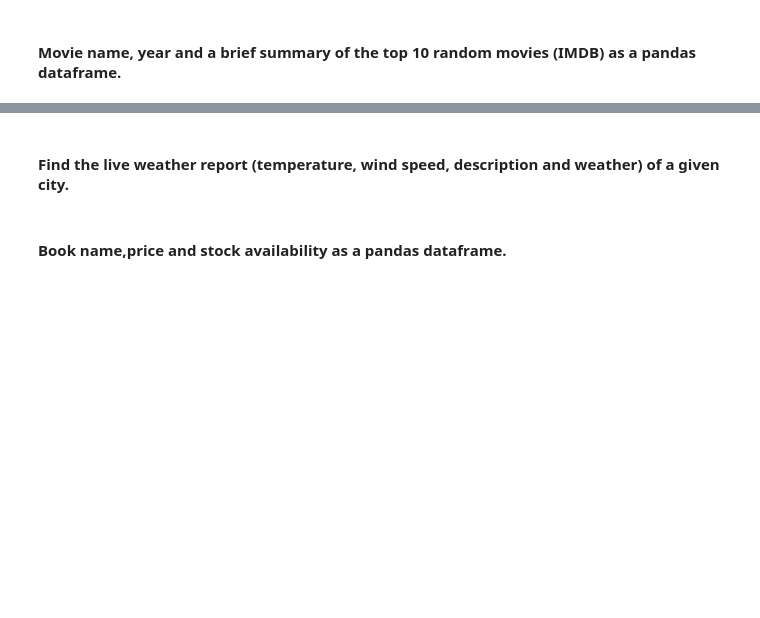
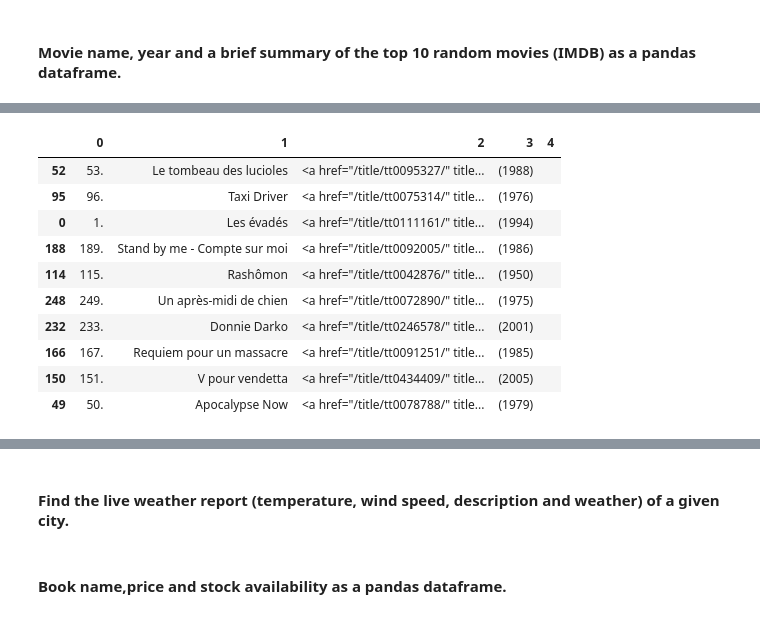
Before and after one commit to sandrineh/data-labs, a Jupyter notebook: module-1/lab-web-scraping/your-code/main.ipynb, the cells around one changed output, grey strips where cells are left out. Saved outputs shown, nothing was run; the diff lists cells and outputs as text; code cells hidden in the pictures; blank space fills up the shorter version.

```diff
--- a/module-1/lab-web-scraping/your-code/main.ipynb
+++ b/module-1/lab-web-scraping/your-code/main.ipynb
@@ -743,0 +733,7 @@ top.head()
+# %%
+top = pd.DataFrame(chart)
+top[2] = top[1]
+rang=[1,3]
+for i in rang:
+    top[i] = top[i].map(lambda x: x.text.strip())
+top.head()
@@ -743,0 +747,16 @@ top.head()
+# %%
+import numpy as np
+top=top.take(np.random.permutation(len(top))[:10])
+top
+# %% [output]
+|  | 0 | 1 | 2 | 3 | 4 |
+| 52 | 53. | Le tombeau des lucioles | <a href="/title/tt0095327/" title... | (1988) |  |
+| 95 | 96. | Taxi Driver | <a href="/title/tt0075314/" title... | (1976) |  |
+| 0 | 1. | Les évadés | <a href="/title/tt0111161/" title... | (1994) |  |
+| 188 | 189. | Stand by me - Compte sur moi | <a href="/title/tt0092005/" title... | (1986) |  |
+| 114 | 115. | Rashômon | <a href="/title/tt0042876/" title... | (1950) |  |
+| 248 | 249. | Un après-midi de chien | <a href="/title/tt0072890/" title... | (1975) |  |
+| 232 | 233. | Donnie Darko | <a href="/title/tt0246578/" title... | (2001) |  |
+| 166 | 167. | Requiem pour un massacre | <a href="/title/tt0091251/" title... | (1985) |  |
+| 150 | 151. | V pour vendetta | <a href="/title/tt0434409/" title... | (2005) |  |
+| 49 | 50. | Apocalypse Now | <a href="/title/tt0078788/" title... | (1979) |  |
```
Also changed, not shown: parts of 9 cells of this notebook.
